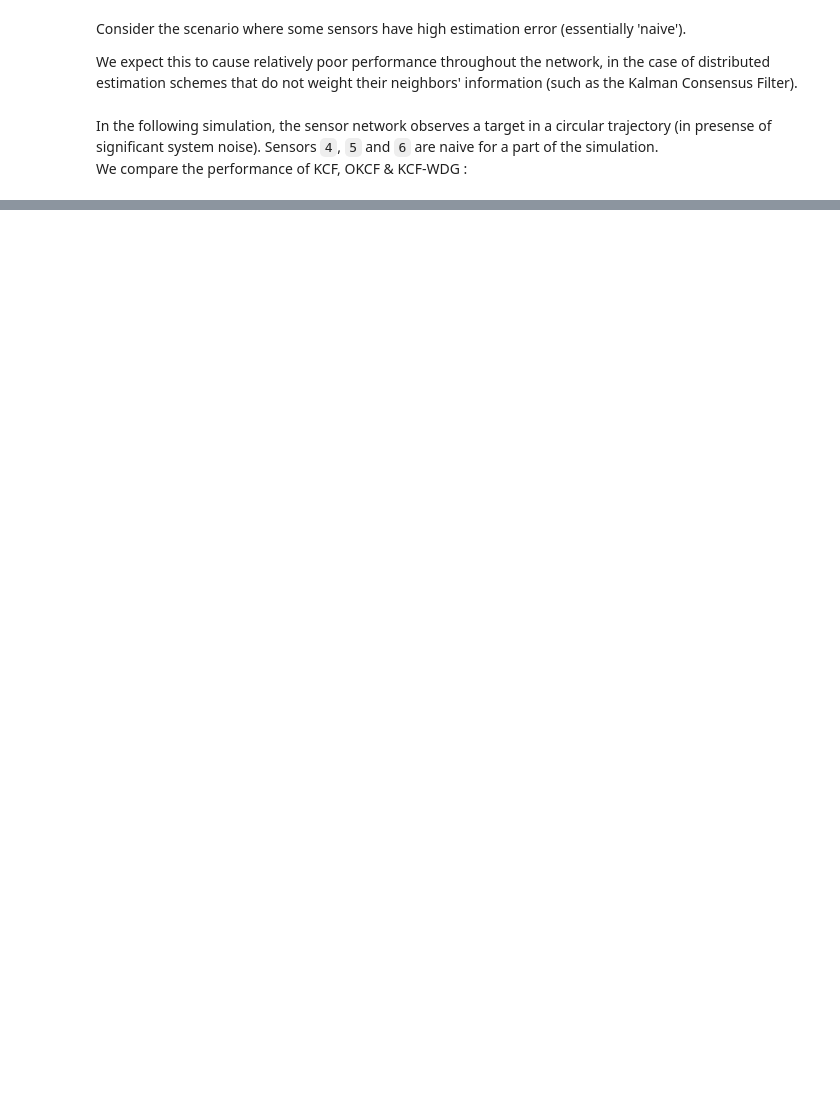
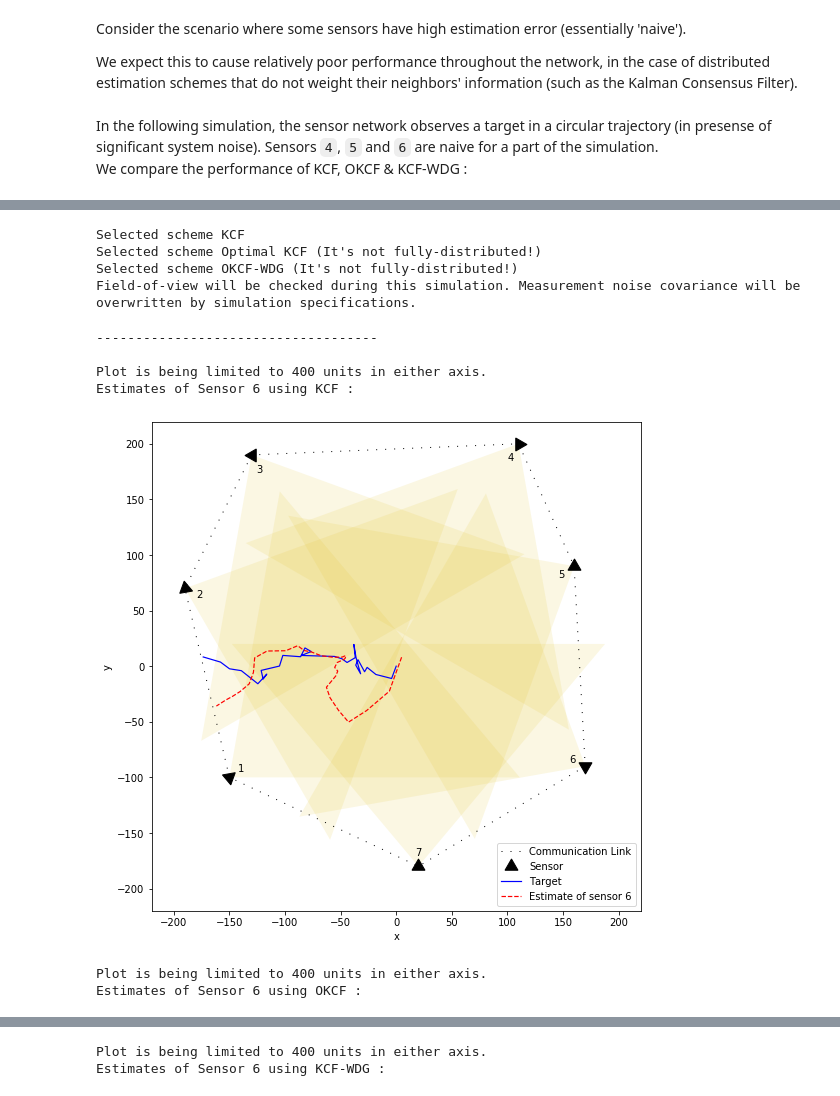
Before and after one commit to shirazkn/sensor-network-sim, a Jupyter notebook: Simulation.ipynb, the cells around one changed output, grey strips where cells are left out. Saved outputs shown, nothing was run; the diff lists cells and outputs as text; code cells hidden in the pictures; blank space fills up the shorter version.

```diff
--- a/Simulation.ipynb
+++ b/Simulation.ipynb
@@ -68,0 +80,35 @@ I need to look into why the averaged error for OKCF scheme has spikes. Probably
+# %%
+from sim.simulation import Simulation
+import numpy as np
+from sim.helpers import column
+
+initial_target = column([[0], [0], [0], [0]])
+initial_estimate = column([[10], [10], [-10], [10]]) # Earlier, 10 10 -10 10
+initial_ErrCov = 1000*np.identity(4)
+initial_NoiseCov = 100*np.identity(2)
+
+simulation = Simulation(input_data, est_schemes=["KCF", "OKCF", "KCF-WDG"], duration = 30)
+
+# Initial values
+simulation.add_target_event(iteration=0, attribute="x", value=initial_target)
+simulation.add_sensor_event(iteration=0, attribute="estimate_prior", value=initial_estimate)
+simulation.add_sensor_event(iteration=0, attribute="ErrCov_prior", value=initial_ErrCov)
+simulation.setup_fov_2D(positions=[[-150,-100],[-190,70],[-130,190],[110,200],[160,90],[170,-90],[20,-180]],
+                        angles=[40,-20,-60,-120,-150,150,90], fov_angle=80, fov_range=200)
+
+# Averaged over 'n_simulations' simulations
+simulation.run(n_simulations=1)
+
+simulation.plot_xy(sensor="6")
+# %% [output]
+Selected scheme KCF
+Selected scheme Optimal KCF (It's not fully-distributed!)
+Selected scheme OKCF-WDG (It's not fully-distributed!)
+Field-of-view will be checked during this simulation. Measurement noise covariance will be overwritten by simulation specifications.
+------------------------------------
+
+Plot is being limited to 400 units in either axis.
+Estimates of Sensor 6 using KCF :
+[figure, added]
+Plot is being limited to 400 units in either axis.
+Estimates of Sensor 6 using OKCF :
@@ -68,0 +116,2 @@ I need to look into why the averaged error for OKCF scheme has spikes. Probably
+Plot is being limited to 400 units in either axis.
+Estimates of Sensor 6 using KCF-WDG :
```
Also changed, not shown: parts of 11 cells of this notebook, 13 other files.
